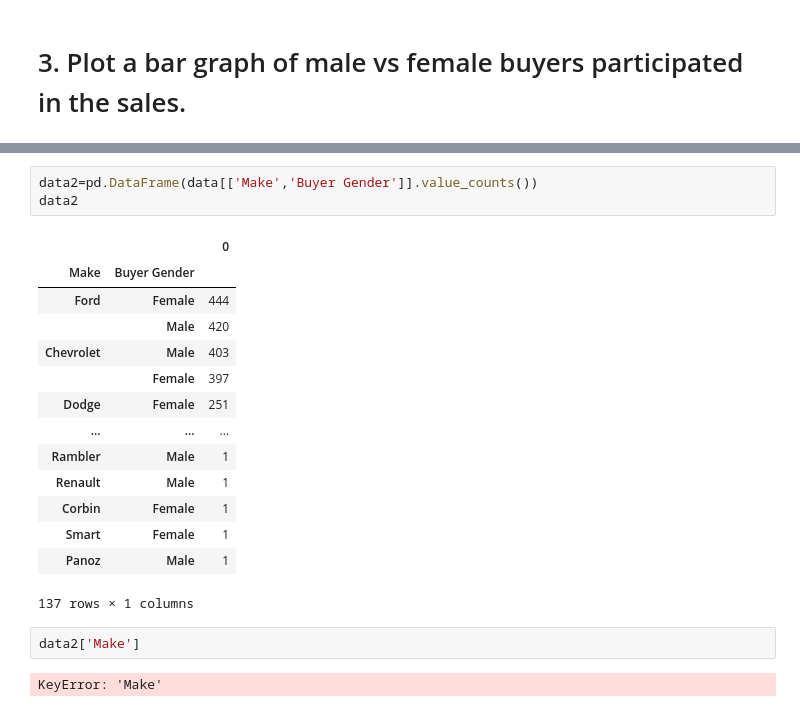
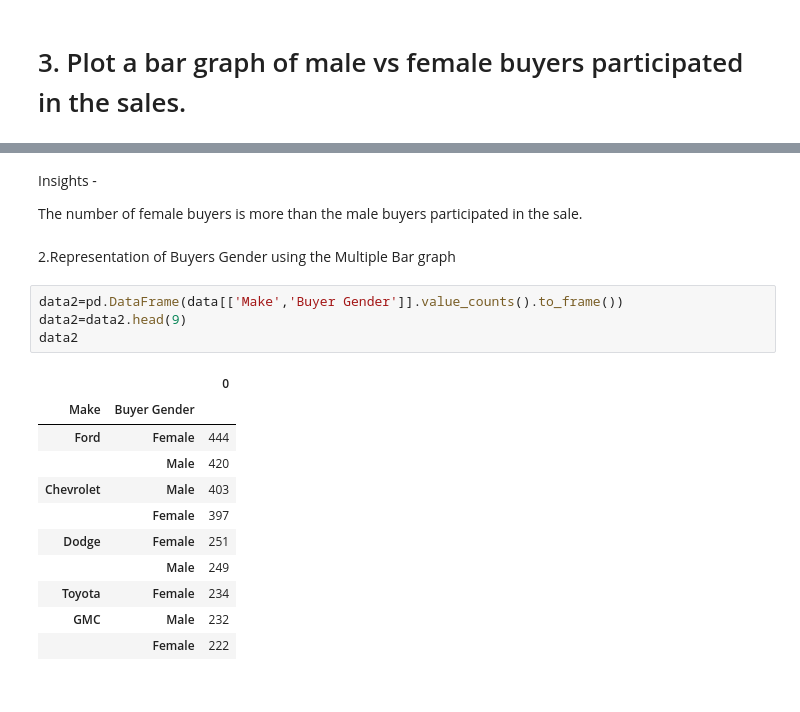
Before and after one commit to InduGeorge/Assignments-case-studies, a Jupyter notebook: Case Study.ipynb, the cells around one changed output, grey strips where cells are left out. Cells and saved outputs as stored; diff of their text form.

```diff
--- a/Case Study.ipynb
+++ b/Case Study.ipynb
@@ -109,22 +71,22 @@ Length: 137, dtype: int64
+# %% [markdown]
+Insights -
+
+The number of female buyers is more than the male buyers participated in the sale.
+# %% [markdown]
+2.Representation of Buyers Gender using the Multiple Bar graph
 # %%
-data2=pd.DataFrame(data[['Make','Buyer Gender']].value_counts())
+data2=pd.DataFrame(data[['Make','Buyer Gender']].value_counts().to_frame())
+data2=data2.head(9)
 data2
 # %% [output]
 |  |  | 0 |
 | Make | Buyer Gender |  |
 | Ford | Female | 444 |
 |  | Male | 420 |
 | Chevrolet | Male | 403 |
 |  | Female | 397 |
 | Dodge | Female | 251 |
-| ... | ... | ... |
-| Rambler | Male | 1 |
-| Renault | Male | 1 |
-| Corbin | Female | 1 |
-| Smart | Female | 1 |
-| Panoz | Male | 1 |
+|  | Male | 249 |
+| Toyota | Female | 234 |
+| GMC | Male | 232 |
+|  | Female | 222 |
-137 rows × 1 columns
-# %%
-data2['Make']
-# %% [output]
-KeyError: 'Make'
```
Also changed, not shown: parts of 29 cells of this notebook.
